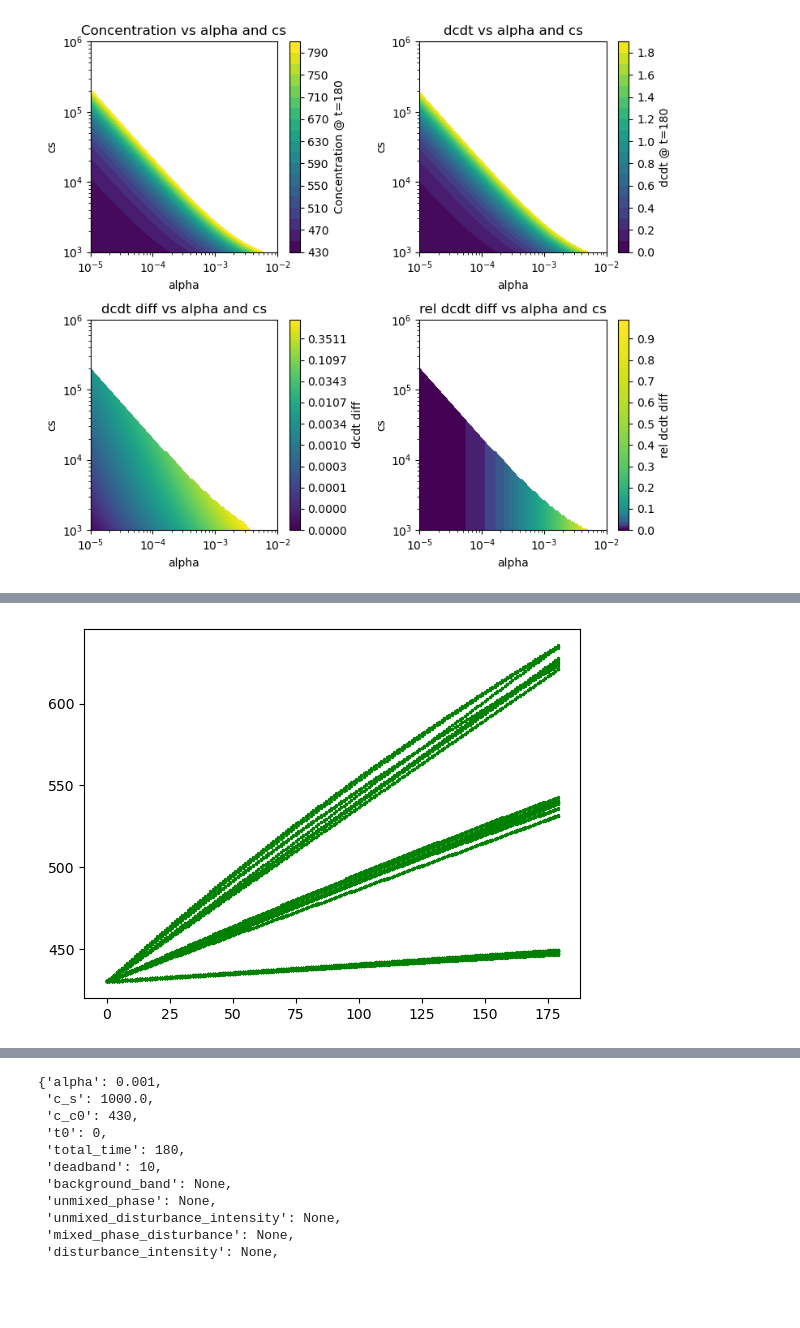
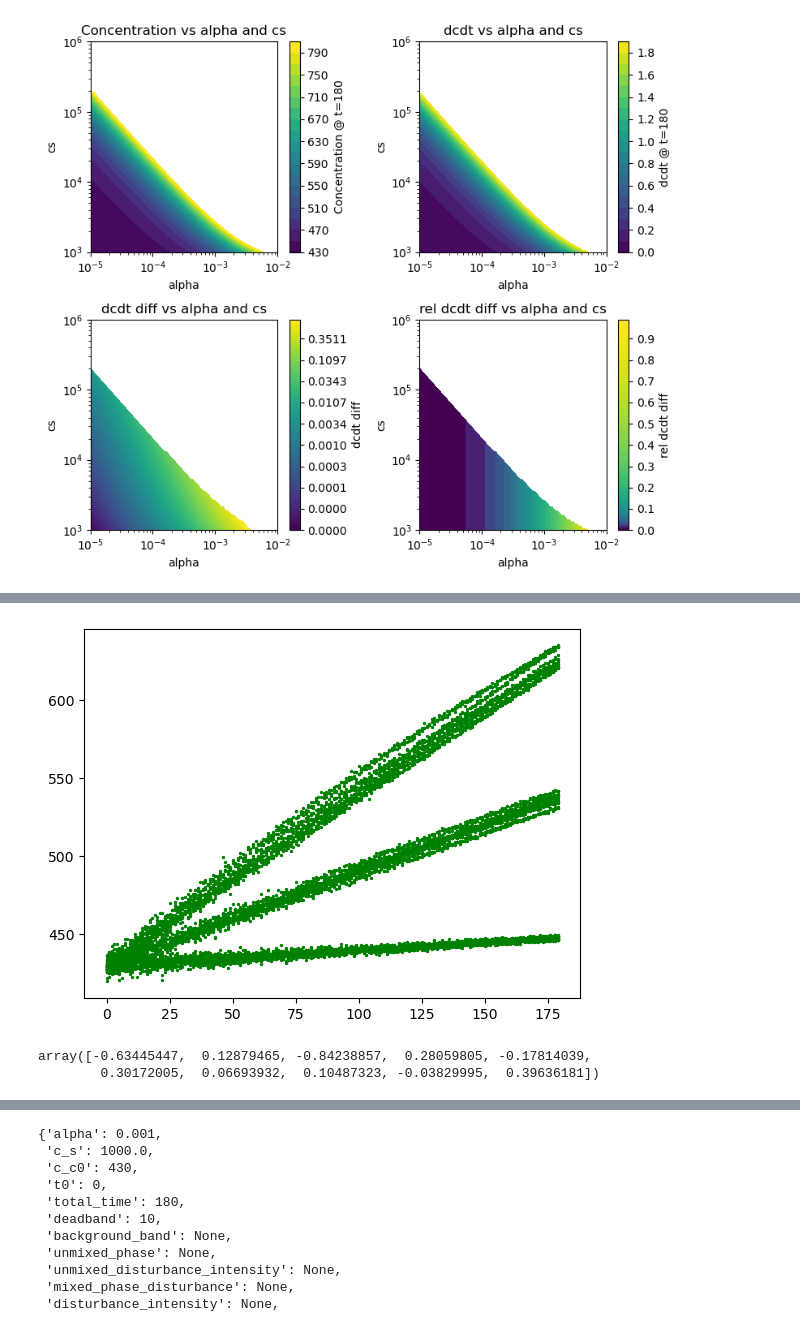
Before and after one commit to alexnaoki/soilgasflux_fcs, a Jupyter notebook: notebooks/synthetical_test.ipynb, the cells around one changed output, grey strips where cells are left out. Saved outputs shown, nothing was run; the diff lists cells and outputs as text; code cells hidden in the pictures; blank space fills up the shorter version.

Commit message:
synthetic notebook

```diff
--- a/notebooks/synthetical_test.ipynb
+++ b/notebooks/synthetical_test.ipynb
@@ -39,3 +41,4 @@ for dcdt in np.arange(0.1, 1.5, 0.5):
 # %%
-a.create_selected(save_path='/Users/alexnaokiasatokobayashi/Documents/data/synthetical/test01/')
+# a.create_selected(add_noise=True, noise_intensity=0.5, noise_type='exp',
+#                   save_path='/Users/alexnaokiasatokobayashi/Documents/data/synthetical/test04/')
 # %% [output]
@@ -59 +62,6 @@ File 2025-3-24_18-53-27.json saved
-[figure, old version]
+[figure, new version]
+# %%
+np.random.normal(0, 0.5, 10)
+# %% [output]
+array([-0.63445447,  0.12879465, -0.84238857,  0.28059805, -0.17814039,
+        0.30172005,  0.06693932,  0.10487323, -0.03829995,  0.39636181])
```
Also changed, not shown: parts of 20 cells of this notebook, 2 other files.
